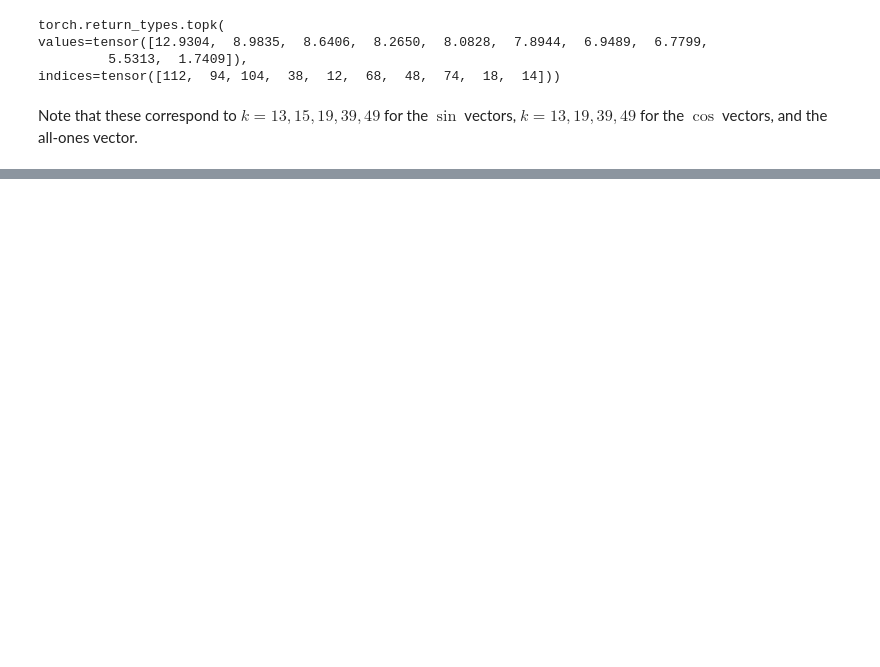
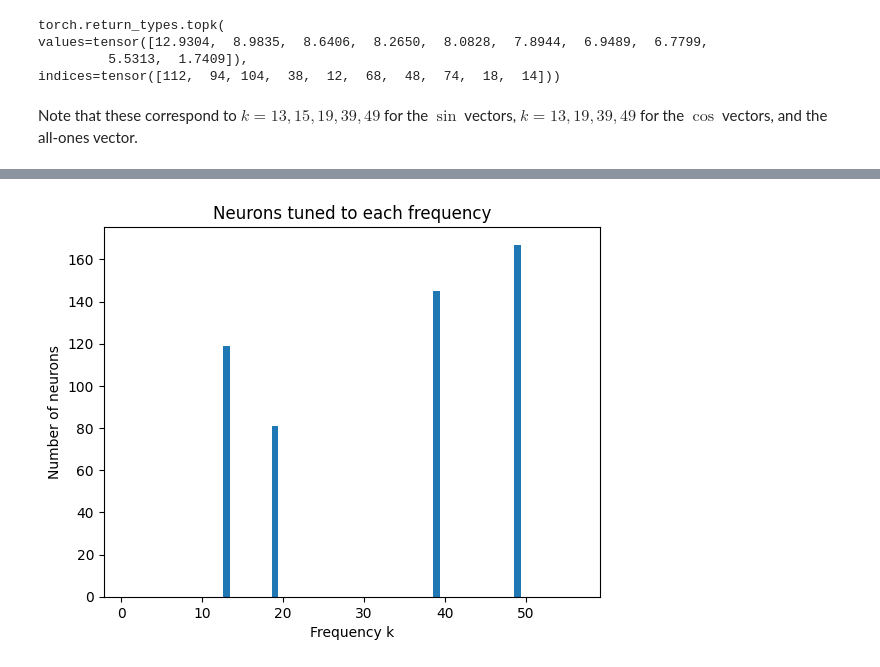
Before and after one commit to andrew-gong-wu/grokking-interp, a Jupyter notebook: analysis.ipynb, the cells around one changed output, grey strips where cells are left out. Saved outputs shown, nothing was run; the diff lists cells and outputs as text; code cells hidden in the pictures; blank space fills up the shorter version.

```diff
--- a/analysis.ipynb
+++ b/analysis.ipynb
@@ -171,0 +303,19 @@ Note that these correspond to $k = 13, 15, 19, 39, 49$ for the $\sin$ vectors, $
+# %%
+all_coeffs = fourier_basis @ pos2_preacts
+
+# split into sin and cos to calculate energies
+sin_coeffs = all_coeffs[:56] # 56 x 512
+cos_coeffs = all_coeffs[56:112] # 56 x 512
+energies = sin_coeffs**2 + cos_coeffs**2 # 56 x 512
+
+# frequency is the argmax. adding 1 due to k vs Python indexing mismatch
+freqs = torch.argmax(energies, dim = 0) + 1
+# %%
+counts = torch.bincount(freqs, minlength=57)  # counts[k] = # neurons at frequency k
+plt.bar(range(1, 57), counts[1:57]) # 56 total frequencies
+plt.xlabel('Frequency k')
+plt.ylabel('Number of neurons')
+plt.title('Neurons tuned to each frequency')
+plt.show()
+# %% [output]
+[figure, added]
```
Also changed, not shown: parts of 26 cells of this notebook, 2 other files.
